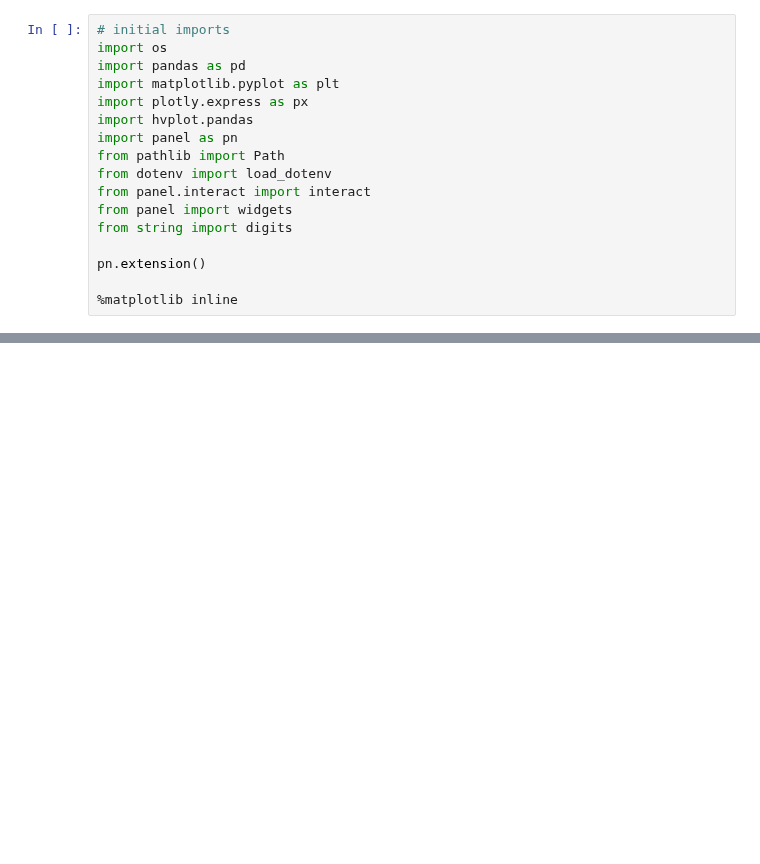
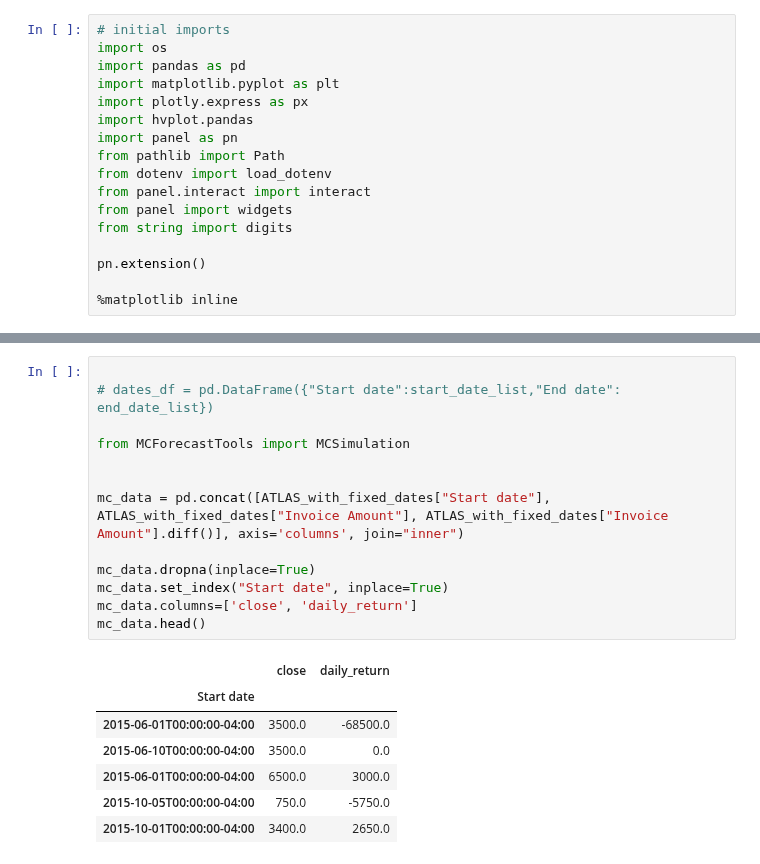
Before and after one commit to dd2-GWFinTech-Projects/Project1_ProductMarketingAnalysis, a Jupyter notebook: GenerateTrends.ipynb, the cells around one changed output, grey strips where cells are left out. Saved outputs shown, nothing was run; the diff lists cells and outputs as text; blank space fills up the shorter version.

```diff
--- a/GenerateTrends.ipynb
+++ b/GenerateTrends.ipynb
@@ -87,0 +121,21 @@ TypeError: no numeric data to plot
+# %%
+
+# dates_df = pd.DataFrame({"Start date":start_date_list,"End date": end_date_list})
+
+from MCForecastTools import MCSimulation
+
+
+mc_data = pd.concat([ATLAS_with_fixed_dates["Start date"], ATLAS_with_fixed_dates["Invoice Amount"], ATLAS_with_fixed_dates["Invoice Amount"].diff()], axis='columns', join="inner")
+
+mc_data.dropna(inplace=True)
+mc_data.set_index("Start date", inplace=True)
+mc_data.columns=['close', 'daily_return']
+mc_data.head()
+# %% [output]
+|  | close | daily_return |
+| Start date |  |  |
+| 2015-06-01T00:00:00-04:00 | 3500.0 | -68500.0 |
+| 2015-06-10T00:00:00-04:00 | 3500.0 | 0.0 |
+| 2015-06-01T00:00:00-04:00 | 6500.0 | 3000.0 |
+| 2015-10-05T00:00:00-04:00 | 750.0 | -5750.0 |
+| 2015-10-01T00:00:00-04:00 | 3400.0 | 2650.0 |
```
Also changed, not shown: parts of 8 cells of this notebook, 1 other file.
